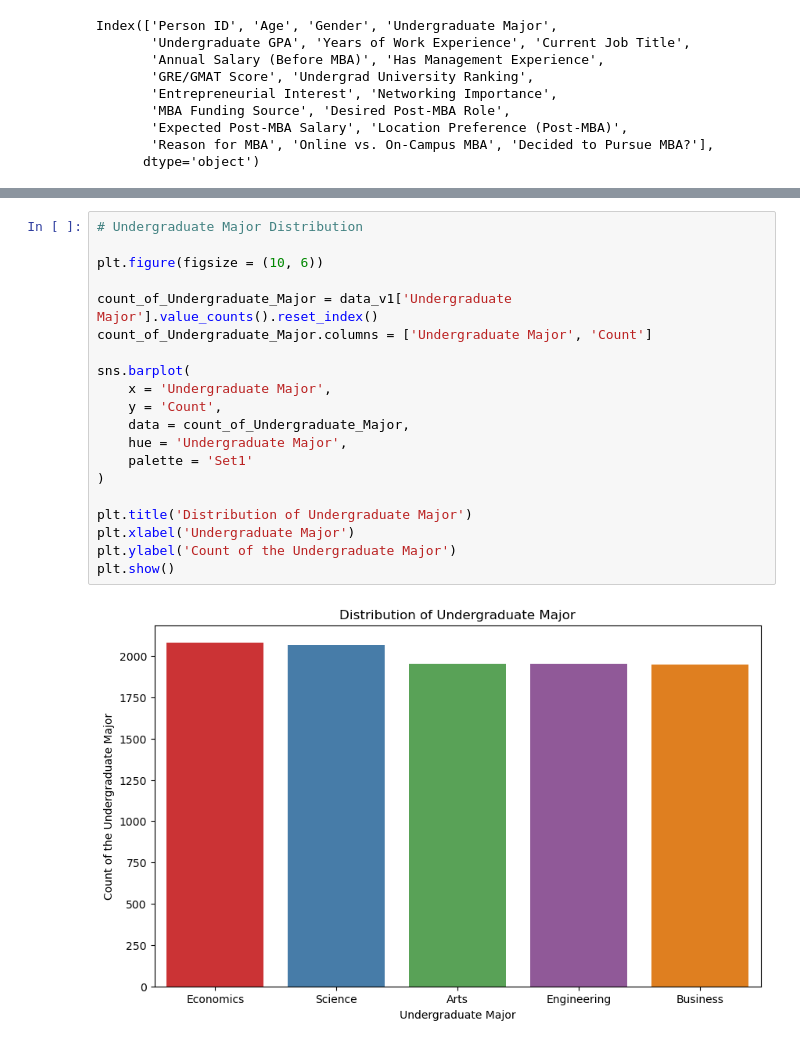
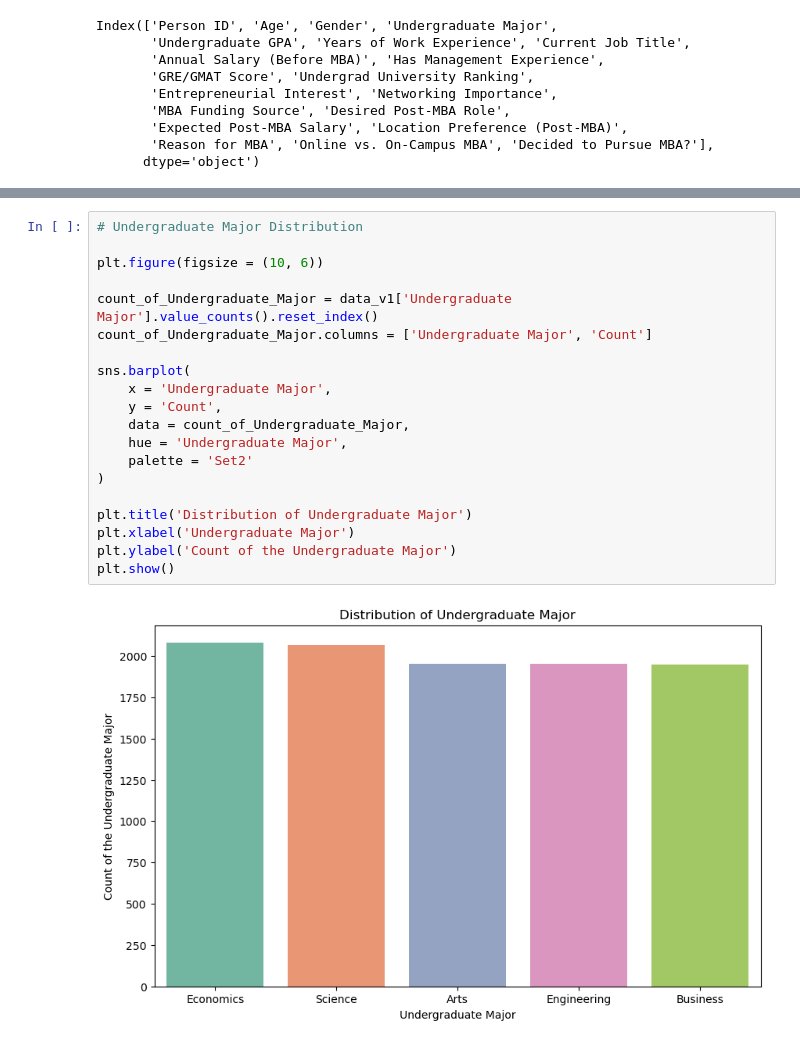
Before and after one commit to Malinda1/prediction-of-MBA, a Jupyter notebook: Exploratory_Data_Analysis.ipynb, the cells around one changed output, grey strips where cells are left out. Cells and saved outputs as stored; diff of their text form.

```diff
--- a/Exploratory_Data_Analysis.ipynb
+++ b/Exploratory_Data_Analysis.ipynb
@@ -112,22 +112,22 @@ plt.show()
 # %%
 # Undergraduate Major Distribution
 
 plt.figure(figsize = (10, 6))
 
 count_of_Undergraduate_Major = data_v1['Undergraduate Major'].value_counts().reset_index()
 count_of_Undergraduate_Major.columns = ['Undergraduate Major', 'Count']
 
 sns.barplot(
     x = 'Undergraduate Major',
     y = 'Count',
     data = count_of_Undergraduate_Major,
     hue = 'Undergraduate Major',
-    palette = 'Set1'
+    palette = 'Set2'
 )
 
 plt.title('Distribution of Undergraduate Major')
 plt.xlabel('Undergraduate Major')
 plt.ylabel('Count of the Undergraduate Major')
 plt.show()
 # %% [output]
-[figure, old version]
+[figure, new version]
```
Also changed, not shown: parts of 2 cells of this notebook.
